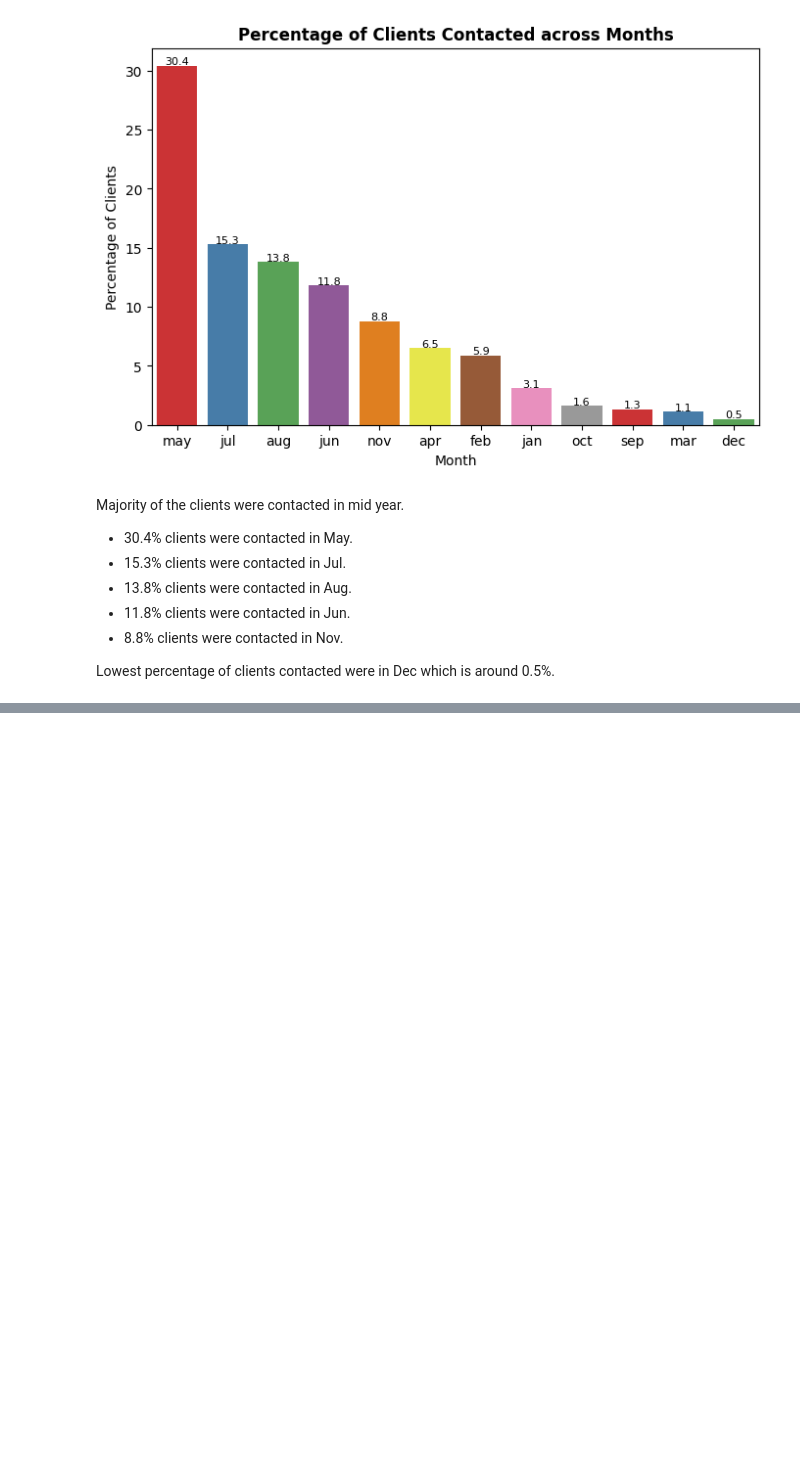
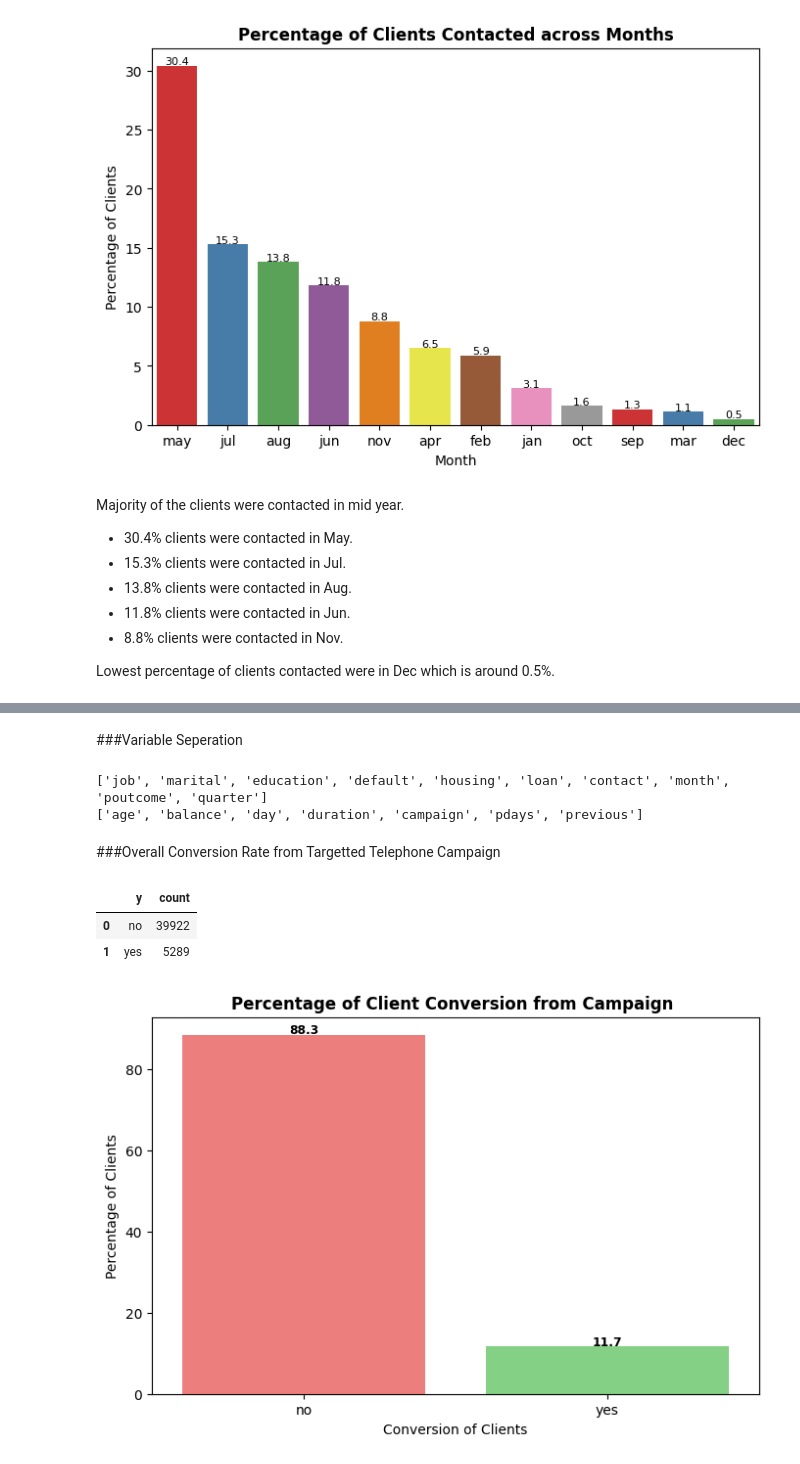
Before and after one commit to chayanbasu007/td_cross_sell_model, a Jupyter notebook: TD_Cross_Sell_Model.ipynb, the cells around one changed output, grey strips where cells are left out. Cells and saved outputs as stored; diff of their text form; code cells hidden in the pictures; blank space fills up the shorter version.

```diff
--- a/TD_Cross_Sell_Model.ipynb
+++ b/TD_Cross_Sell_Model.ipynb
@@ -375,0 +455,41 @@ Lowest percentage of clients contacted were in Dec which is around 0.5%.
+# %% [markdown]
+###Variable Seperation
+# %%
+categorical_cols =[]
+continuous_cols =[]
+
+for i in df.columns:
+  if df[i].dtype =='O' and i!= 'y':
+    categorical_cols.append(i)
+  if df[i].dtype !='O' and i!= 'y':
+    continuous_cols.append(i)
+
+print(categorical_cols)
+print(continuous_cols)
+# %% [output]
+['job', 'marital', 'education', 'default', 'housing', 'loan', 'contact', 'month', 'poutcome', 'quarter']
+['age', 'balance', 'day', 'duration', 'campaign', 'pdays', 'previous']
+# %% [markdown]
+###Overall Conversion Rate from Targetted Telephone Campaign
+# %%
+#Table
+display(df['y'].value_counts().reset_index())
+
+#Figure
+fig,axes = plt.subplots(1,1,figsize =(8,5))
+custom_palette = {'no': '#FF6D6A', 'yes': '#77dd77'}
+sns.countplot(data=df, x='y', stat= 'percent', ax= axes, palette = custom_palette)
+for bar in axes.patches:
+    height = bar.get_height()
+    axes.text(bar.get_x() + bar.get_width() / 2, height + 0.3,
+                f'{height:.1f}', ha='center', fontsize=8.8,fontweight ='bold')
+
+plt.ylabel("Percentage of Clients")
+plt.xlabel("Conversion of Clients")
+plt.title("Percentage of Client Conversion from Campaign ", fontweight ='bold')
+plt.show()
+# %% [output]
+|  | y | count |
+| 0 | no | 39922 |
+| 1 | yes | 5289 |
+[figure, added]
```
Also changed, not shown: parts of 11 cells of this notebook.
